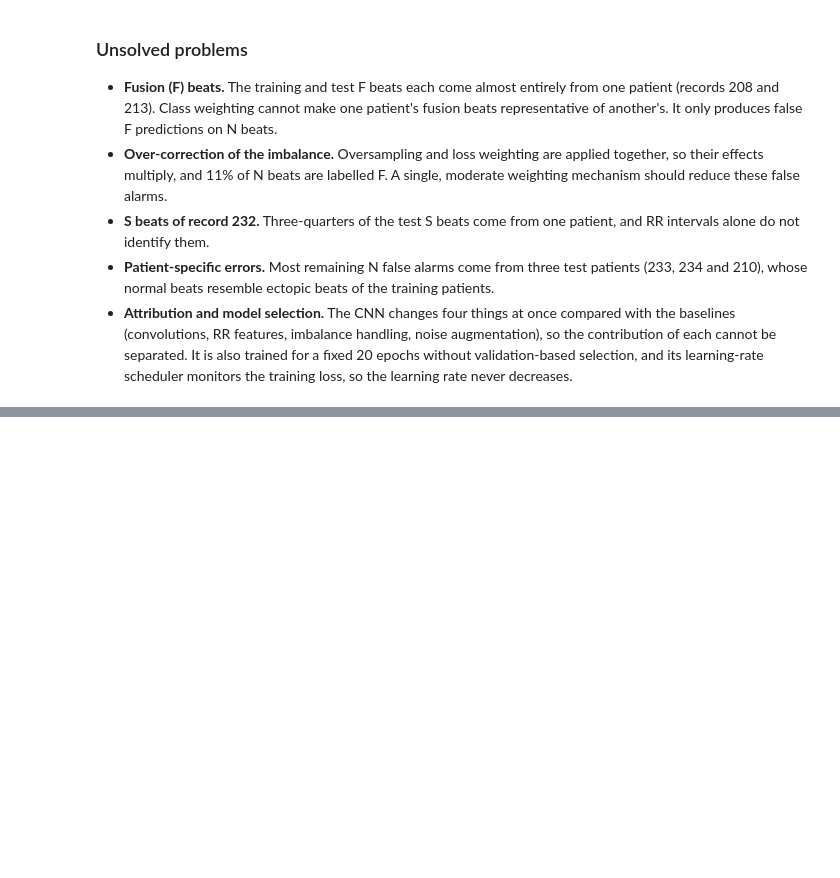
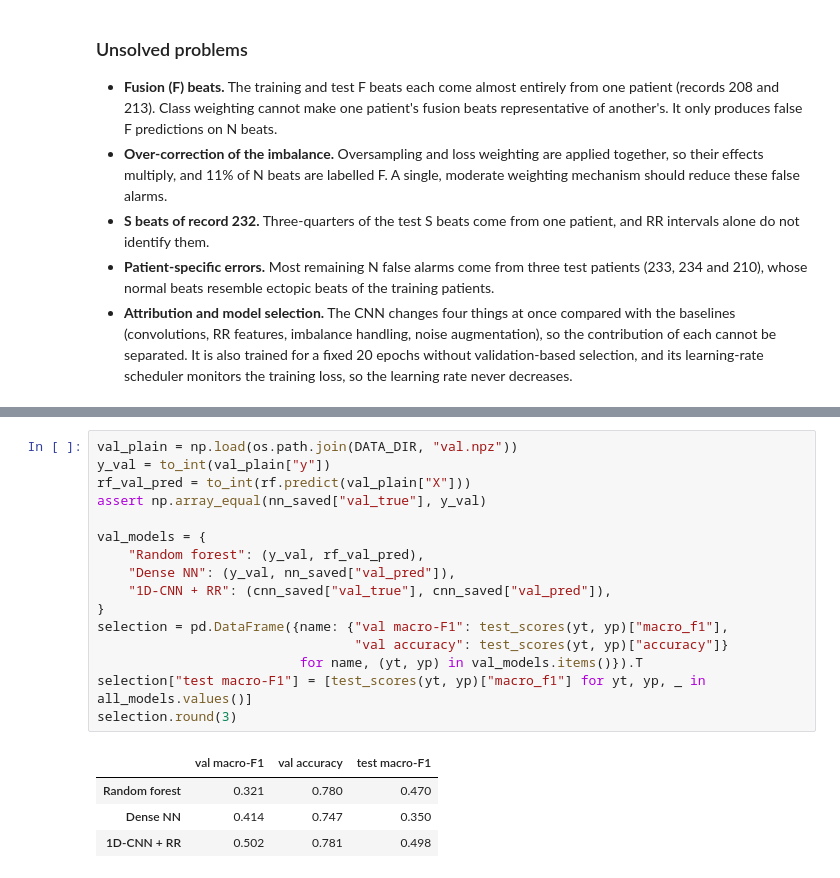
Before and after one commit to DustinJoosen/D7043E-ADM-Group1, a Jupyter notebook: src/EDA.ipynb, the cells around one changed output, grey strips where cells are left out. Saved outputs shown, nothing was run; the diff lists cells and outputs as text; blank space fills up the shorter version.

```diff
--- a/src/EDA.ipynb
+++ b/src/EDA.ipynb
@@ -358,0 +370,21 @@ The 1D-CNN + RR has the highest macro-F1 of the three models.
+# %%
+val_plain = np.load(os.path.join(DATA_DIR, "val.npz"))
+y_val = to_int(val_plain["y"])
+rf_val_pred = to_int(rf.predict(val_plain["X"]))
+assert np.array_equal(nn_saved["val_true"], y_val)
+
+val_models = {
+    "Random forest": (y_val, rf_val_pred),
+    "Dense NN": (y_val, nn_saved["val_pred"]),
+    "1D-CNN + RR": (cnn_saved["val_true"], cnn_saved["val_pred"]),
+}
+selection = pd.DataFrame({name: {"val macro-F1": test_scores(yt, yp)["macro_f1"],
+                                 "val accuracy": test_scores(yt, yp)["accuracy"]}
+                          for name, (yt, yp) in val_models.items()}).T
+selection["test macro-F1"] = [test_scores(yt, yp)["macro_f1"] for yt, yp, _ in all_models.values()]
+selection.round(3)
+# %% [output]
+|  | val macro-F1 | val accuracy | test macro-F1 |
+| Random forest | 0.321 | 0.780 | 0.470 |
+| Dense NN | 0.414 | 0.747 | 0.350 |
+| 1D-CNN + RR | 0.502 | 0.781 | 0.498 |
```
Also changed, not shown: parts of 5 cells of this notebook, 7 other files.
